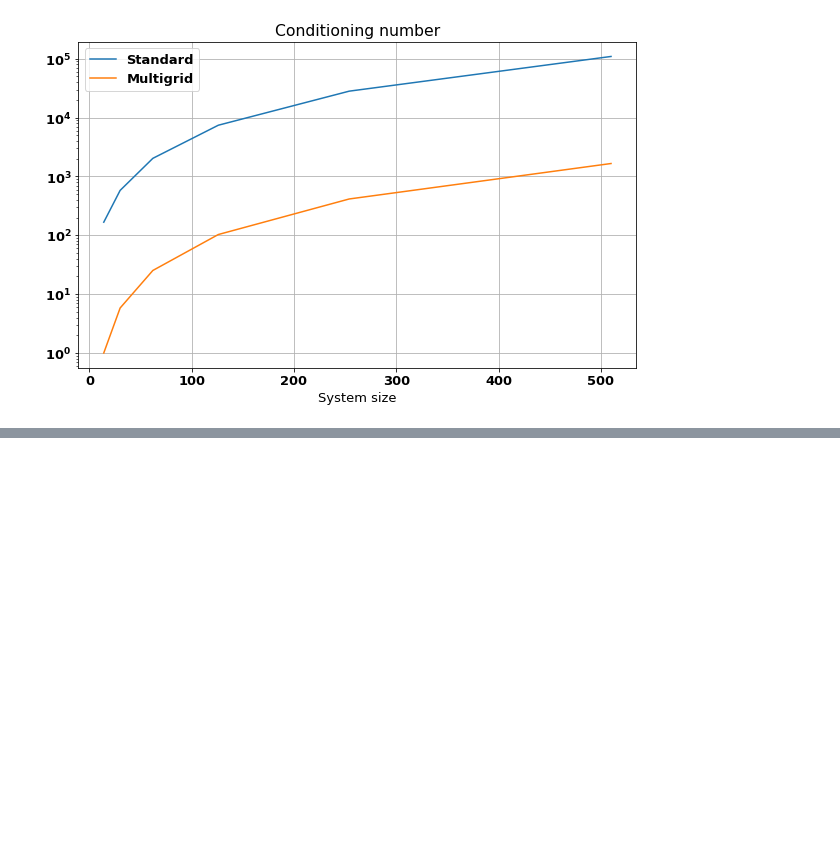
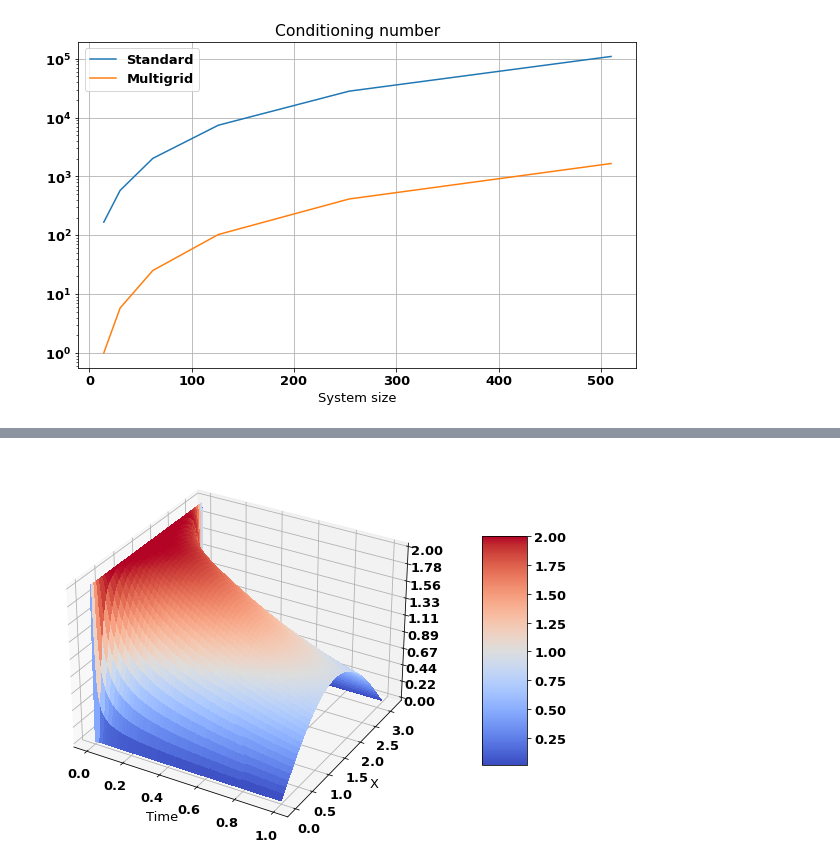
Before and after one commit to fandreuz/multigrid-pde, a Jupyter notebook: multigrid.ipynb, the cells around one changed output, grey strips where cells are left out. Cells and saved outputs as stored; diff of their text form; code cells hidden in the pictures; blank space fills up the shorter version.

```diff
--- a/multigrid.ipynb
+++ b/multigrid.ipynb
@@ -479,0 +554,24 @@ plt.show()
+# %%
+omega = np.zeros((2,2))
+omega[0] = [0,1]
+omega[1] = [0, np.pi]
+
+nt = 1000
+nx = 100
+
+(T, X), A, B = v_method(1, omega, (nt, nx))
+u = np.empty((nt, nx))
+
+u0 = 2 * np.ones(nx)
+u0[0] = u0[-1] = 0
+
+u[0] = u0
+for i in range(1,nt):
+    u[i] = sp.linalg.spsolve(B, A.dot(u[i-1]))
+
+plot_3d(T, X, u.T, show=False)
+plt.xlabel('Time')
+plt.ylabel('X')
+plt.show()
+# %% [output]
+[figure, added]
```
Also changed, not shown: parts of 9 cells of this notebook.
